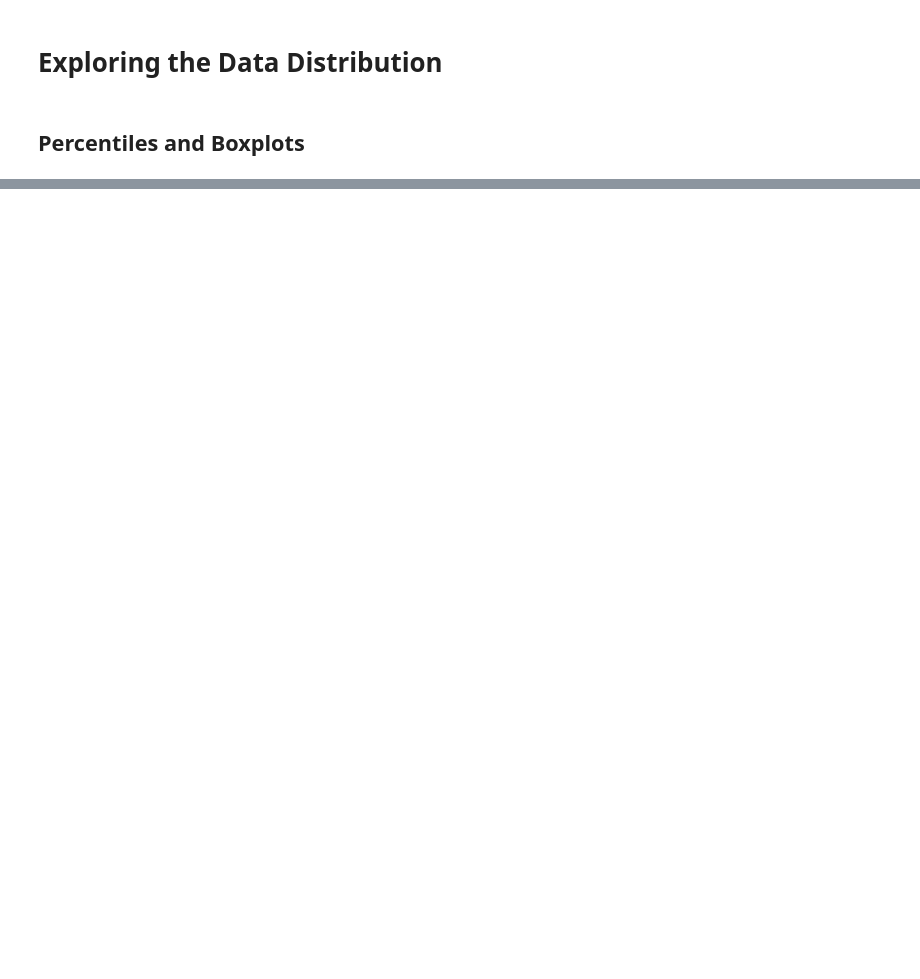
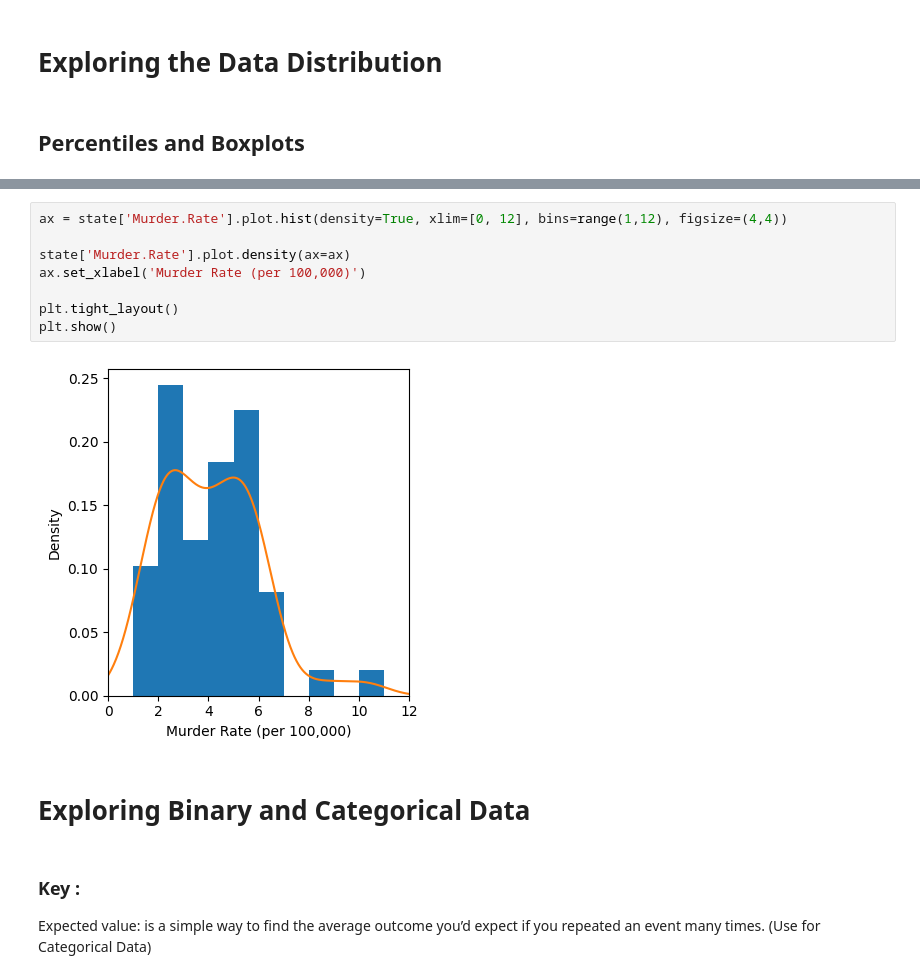
Before and after one commit to NPanhavath/learning-statistics-with-notebooks, a Jupyter notebook: Chapter 1 - EDA/CH1-EDA.ipynb, the cells around one changed output, grey strips where cells are left out. Saved outputs shown, nothing was run; the diff lists cells and outputs as text; blank space fills up the shorter version.

```diff
--- a/Chapter 1 - EDA/CH1-EDA.ipynb
+++ b/Chapter 1 - EDA/CH1-EDA.ipynb
@@ -127,0 +315,15 @@ Method 2 of Median Absolute Deviation (MAD) : 3849876.1459979336
+# %%
+ax = state['Murder.Rate'].plot.hist(density=True, xlim=[0, 12], bins=range(1,12), figsize=(4,4))
+
+state['Murder.Rate'].plot.density(ax=ax)
+ax.set_xlabel('Murder Rate (per 100,000)')
+
+plt.tight_layout()
+plt.show()
+# %% [output]
+[figure, added]
+# %% [markdown]
+# Exploring Binary and Categorical Data
+# %% [markdown]
+### Key :
+Expected value: is a simple way to find the average outcome you’d expect if you repeated an event many times. (Use for Categorical Data)
```
Also changed, not shown: parts of 48 cells of this notebook.
